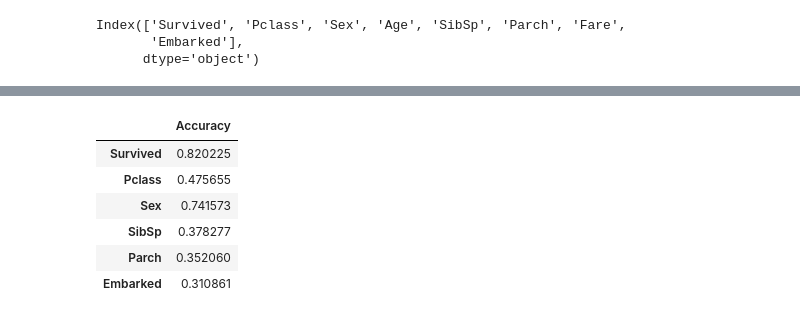
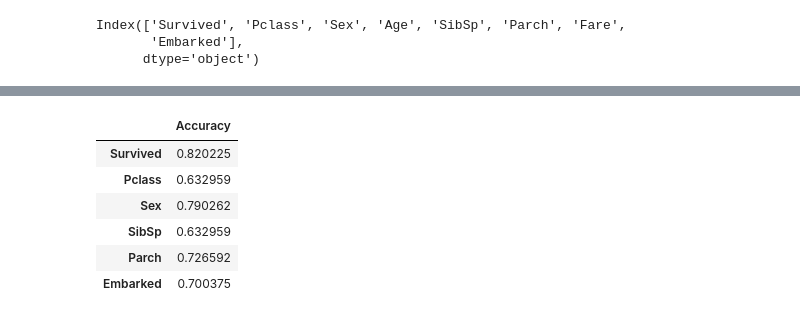
Before and after one commit to hilmandei/LetsUpgrade-AI-ML, a Jupyter notebook: Day-25/NB_Titanic_Dataset.ipynb, the cells around one changed output, grey strips where cells are left out. Drawn from its saved outputs; the diff is of its cells as text; code cells hidden in the pictures.

```diff
--- a/Day-25/NB_Titanic_Dataset.ipynb
+++ b/Day-25/NB_Titanic_Dataset.ipynb
@@ -227,10 +225,10 @@ all_score['Survived'] = survived_score_gnb
 for dv in dv_variable:
     X = df_converted.drop(dv, axis =1)
     y = df_converted[dv]
-    X_train2, X_test2,y_train2, y_test2 = train_test_split(X, y, test_size = 0.3,
-                                                       random_state = 25)
+    X_train2, X_test2, y_train2, y_test2 = train_test_split(X, y, test_size = 0.3,
+                                                       random_state = 10)
 
-    gnb = GaussianNB()
+    gnb = BernoulliNB()
     gnb.fit(X_train2, y_train2)
     pred2 = gnb.predict(X_test2)
 
@@ -244,11 +242,16 @@ for dv in dv_variable:
     sns.heatmap(confusion_matrix2, annot=True, cmap='OrRd')
     plt.show()
 
-    val2 = np.diag(confusion_matrix2).sum()
-    mis2 = np.array(confusion_matrix2)
-    np.fill_diagonal(mis2, 0)
-    text = f"""from above confussion, we can see that {val2} value get correct prediction,
-and the others {mis2.sum()} miss predicted"""
+    temp = []
+    for i in confusion_matrix2.columns:
+        for x in confusion_matrix2.index:
+            if x == i :
+                temp.append(confusion_matrix2.loc[x, i])
+
+    val = sum(temp)
+
+    text = f"""from above confussion, we can see that {val} value get correct prediction,
+and the others {len(y_test2) - val} miss predicted"""
     print(text)
 
     print('----------------------------------------\n')
@@ -284,12 +287,12 @@ and the others 184 miss predicted
 ----------------------------------------
 # %%
-df_score = pd.DataFrame(data=all_score.values(), index=all_score.keys(), columns = ['Accuracy'])
+df_score = pd.DataFrame(data=(all_score.values()), index=all_score.keys(), columns = ['Accuracy'])
 df_score
 # %% [output]
 |  | Accuracy |
 | Survived | 0.820225 |
-| Pclass | 0.475655 |
-| Sex | 0.741573 |
-| SibSp | 0.378277 |
-| Parch | 0.352060 |
-| Embarked | 0.310861 |
+| Pclass | 0.632959 |
+| Sex | 0.790262 |
+| SibSp | 0.632959 |
+| Parch | 0.726592 |
+| Embarked | 0.700375 |
```
Also changed, not shown: parts of 2 cells of this notebook.
